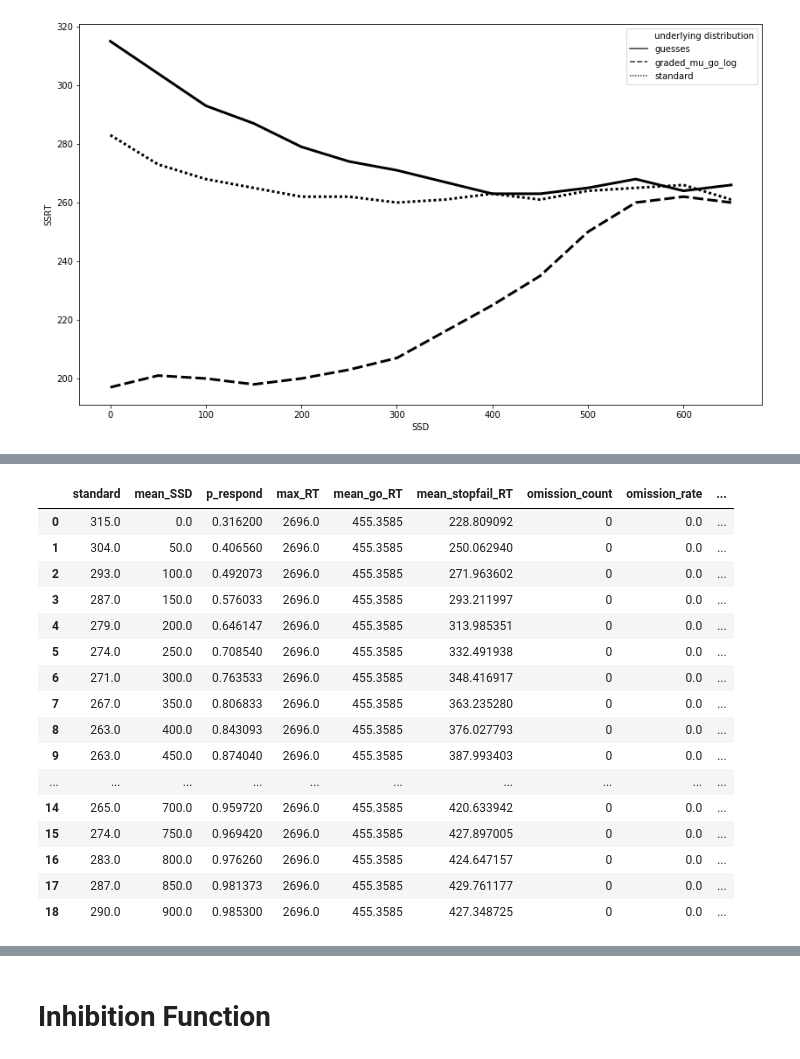
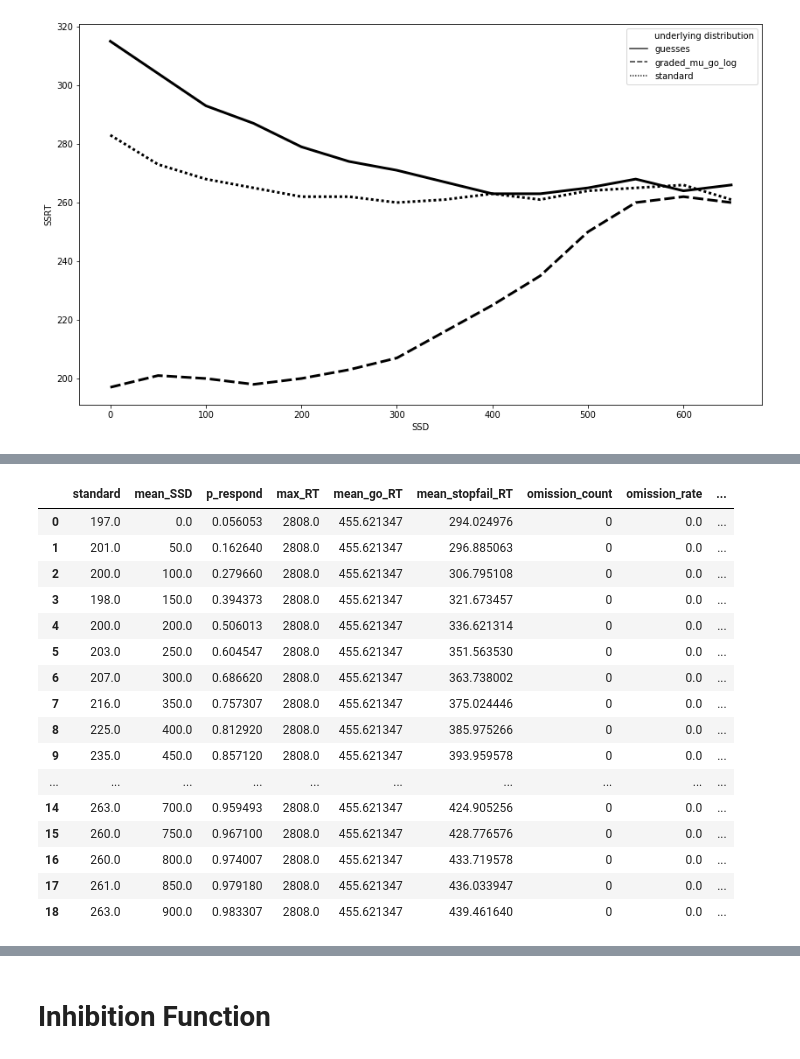
Before and after one commit to henrymj/ABCD_simulations, a Jupyter notebook: generate_results.ipynb, the cells around one changed output, grey strips where cells are left out. Drawn from its saved outputs; the diff is of its cells as text; code cells hidden in the pictures.

Commit message:
investigate graded mu go SSRTs

```diff
--- a/generate_results.ipynb
+++ b/generate_results.ipynb
@@ -77,23 +77,23 @@ plt.savefig('figures/SSRT_by_SSD_supplement.png')
 # %%
-full_metric_df[full_metric_df['underlying distribution'] == 'guesses']
+full_metric_df[full_metric_df['underlying distribution'] == 'graded_mu_go_log']
 # %% [output]
 |  | standard | mean_SSD | p_respond | max_RT | mean_go_RT | mean_stopfail_RT | omission_count | omission_rate | ... |
-| 0 | 315.0 | 0.0 | 0.316200 | 2696.0 | 455.3585 | 228.809092 | 0 | 0.0 | ... |
-| 1 | 304.0 | 50.0 | 0.406560 | 2696.0 | 455.3585 | 250.062940 | 0 | 0.0 | ... |
-| 2 | 293.0 | 100.0 | 0.492073 | 2696.0 | 455.3585 | 271.963602 | 0 | 0.0 | ... |
-| 3 | 287.0 | 150.0 | 0.576033 | 2696.0 | 455.3585 | 293.211997 | 0 | 0.0 | ... |
-| 4 | 279.0 | 200.0 | 0.646147 | 2696.0 | 455.3585 | 313.985351 | 0 | 0.0 | ... |
-| 5 | 274.0 | 250.0 | 0.708540 | 2696.0 | 455.3585 | 332.491938 | 0 | 0.0 | ... |
-| 6 | 271.0 | 300.0 | 0.763533 | 2696.0 | 455.3585 | 348.416917 | 0 | 0.0 | ... |
-| 7 | 267.0 | 350.0 | 0.806833 | 2696.0 | 455.3585 | 363.235280 | 0 | 0.0 | ... |
-| 8 | 263.0 | 400.0 | 0.843093 | 2696.0 | 455.3585 | 376.027793 | 0 | 0.0 | ... |
-| 9 | 263.0 | 450.0 | 0.874040 | 2696.0 | 455.3585 | 387.993403 | 0 | 0.0 | ... |
+| 0 | 197.0 | 0.0 | 0.056053 | 2808.0 | 455.621347 | 294.024976 | 0 | 0.0 | ... |
+| 1 | 201.0 | 50.0 | 0.162640 | 2808.0 | 455.621347 | 296.885063 | 0 | 0.0 | ... |
+| 2 | 200.0 | 100.0 | 0.279660 | 2808.0 | 455.621347 | 306.795108 | 0 | 0.0 | ... |
+| 3 | 198.0 | 150.0 | 0.394373 | 2808.0 | 455.621347 | 321.673457 | 0 | 0.0 | ... |
+| 4 | 200.0 | 200.0 | 0.506013 | 2808.0 | 455.621347 | 336.621314 | 0 | 0.0 | ... |
+| 5 | 203.0 | 250.0 | 0.604547 | 2808.0 | 455.621347 | 351.563530 | 0 | 0.0 | ... |
+| 6 | 207.0 | 300.0 | 0.686620 | 2808.0 | 455.621347 | 363.738002 | 0 | 0.0 | ... |
+| 7 | 216.0 | 350.0 | 0.757307 | 2808.0 | 455.621347 | 375.024446 | 0 | 0.0 | ... |
+| 8 | 225.0 | 400.0 | 0.812920 | 2808.0 | 455.621347 | 385.975266 | 0 | 0.0 | ... |
+| 9 | 235.0 | 450.0 | 0.857120 | 2808.0 | 455.621347 | 393.959578 | 0 | 0.0 | ... |
 | ... | ... | ... | ... | ... | ... | ... | ... | ... | ... |
-| 14 | 265.0 | 700.0 | 0.959720 | 2696.0 | 455.3585 | 420.633942 | 0 | 0.0 | ... |
-| 15 | 274.0 | 750.0 | 0.969420 | 2696.0 | 455.3585 | 427.897005 | 0 | 0.0 | ... |
-| 16 | 283.0 | 800.0 | 0.976260 | 2696.0 | 455.3585 | 424.647157 | 0 | 0.0 | ... |
-| 17 | 287.0 | 850.0 | 0.981373 | 2696.0 | 455.3585 | 429.761177 | 0 | 0.0 | ... |
-| 18 | 290.0 | 900.0 | 0.985300 | 2696.0 | 455.3585 | 427.348725 | 0 | 0.0 | ... |
+| 14 | 263.0 | 700.0 | 0.959493 | 2808.0 | 455.621347 | 424.905256 | 0 | 0.0 | ... |
+| 15 | 260.0 | 750.0 | 0.967100 | 2808.0 | 455.621347 | 428.776576 | 0 | 0.0 | ... |
+| 16 | 260.0 | 800.0 | 0.974007 | 2808.0 | 455.621347 | 433.719578 | 0 | 0.0 | ... |
+| 17 | 261.0 | 850.0 | 0.979180 | 2808.0 | 455.621347 | 436.033947 | 0 | 0.0 | ... |
+| 18 | 263.0 | 900.0 | 0.983307 | 2808.0 | 455.621347 | 439.461640 | 0 | 0.0 | ... |
 # %%
 full_melt[full_melt['underlying distribution'] == 'graded_mu_go_log']
 # %% [output]
```
Also changed, not shown: parts of 10 cells of this notebook, 2 other files.
